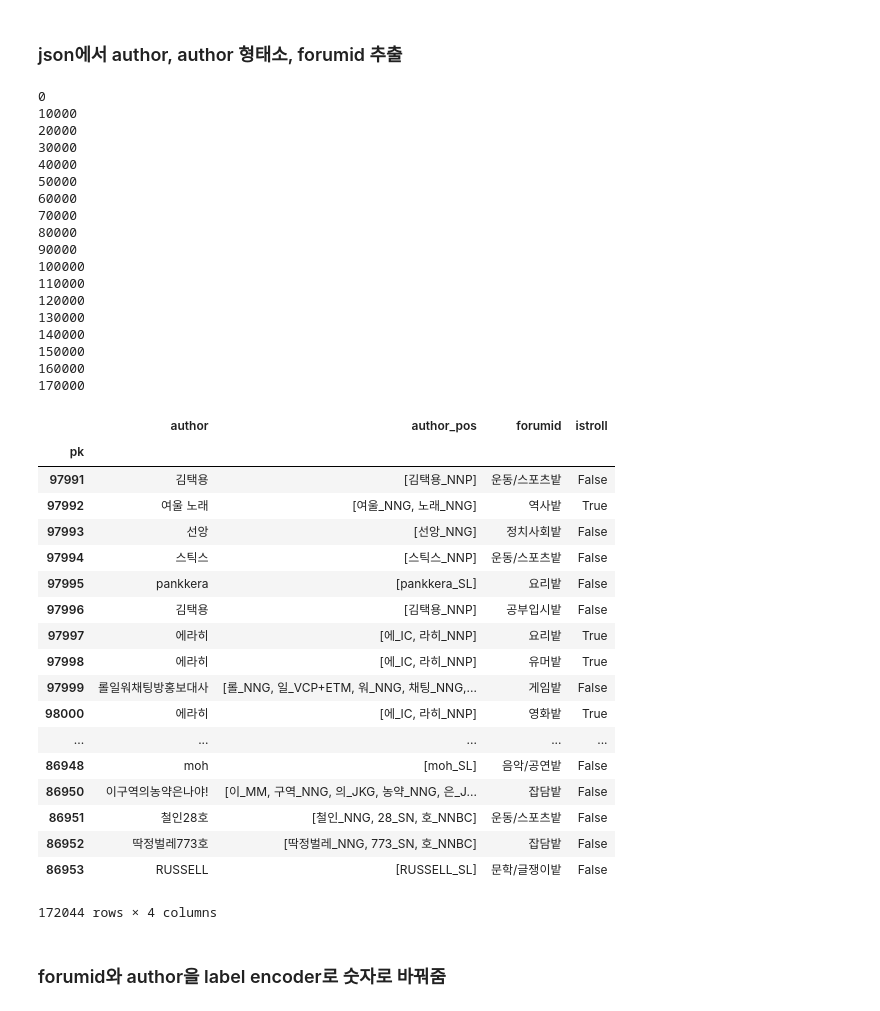
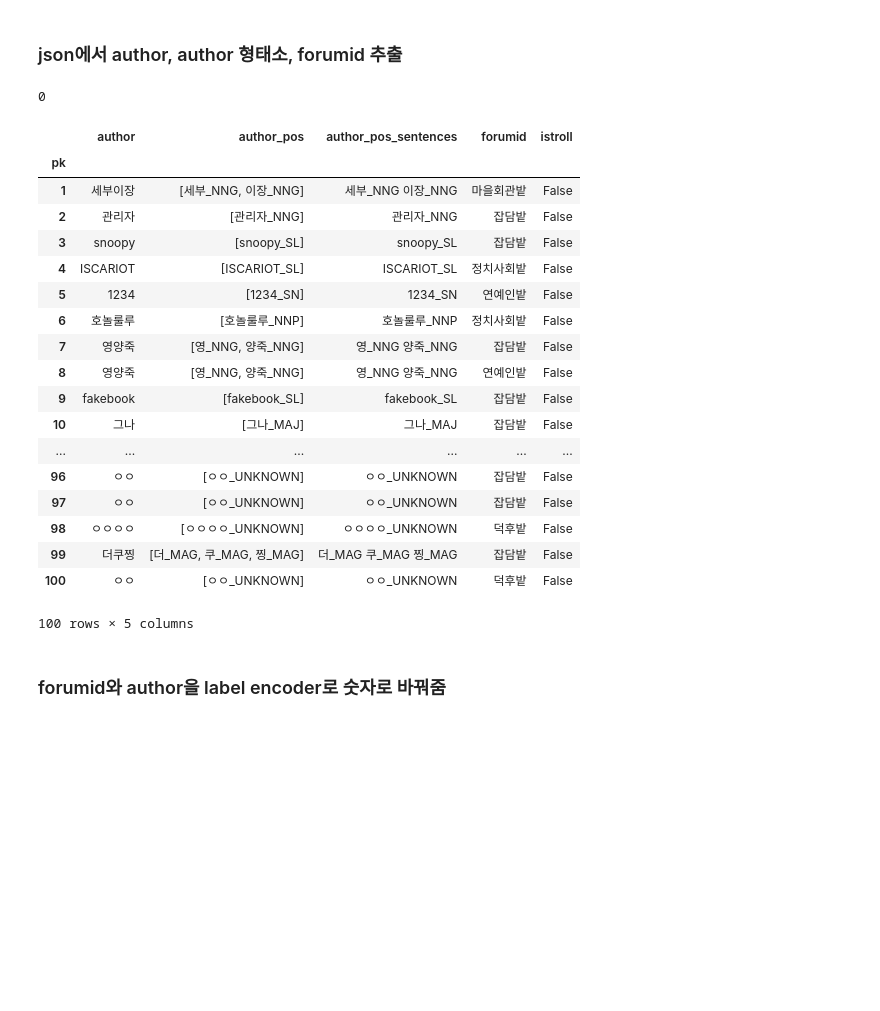
Before and after one commit to MacLunch/MacLunch, a Jupyter notebook: 1.Feature Extraction - Author, Forum.ipynb, the cells around one changed output. Saved outputs shown, nothing was run; the diff lists cells and outputs as text; code cells hidden in the pictures; blank space fills up the shorter version.

Commit message:
author_pos_sentences 컬럼 추가, 루프 한 번 덜 돔

```diff
--- a/1.Feature Extraction - Author, Forum.ipynb
+++ b/1.Feature Extraction - Author, Forum.ipynb
@@ -9,8 +9,8 @@ import glob
 from random import shuffle
 from bs4 import BeautifulSoup as bs
 
-data_path = "data"
-#data_path = "data(test)"
+#data_path = "data"
+data_path = "data(test)"
 
 file_list = glob.glob("%s/*.json" % data_path)
 
@@ -18,8 +18,5 @@ json_train=[]
 
 shuffle(file_list)
 for json_file_name in file_list:
-    print json_file_name
     json_file = json.loads(open(json_file_name).read())
     json_train += json_file["articles"]
-
-print len(json_train)
@@ -48,64 +25,49 @@ data/7.json
 # %%
 from konlpy.tag import Mecab
 
 mecab = Mecab()
 
 labeled_train = []
 
 for cnt, article in enumerate(json_train):
     if cnt % 10000 == 0:
-        print cnt
+        print(cnt)
+    author_pos = ["%s_%s" % (word, pos) for word, pos in mecab.pos(article["author"])]
 
     labeled_train.append({
             "istroll": article["is_troll"],
             "author": article["author"],
-            "author_pos": ["%s_%s" % (word, pos) for word, pos in mecab.pos(article["author"])],
+            "author_pos": author_pos,
+            "author_pos_sentences" : " ".join(author_pos),
             "forumid": article["forumid"],
             "pk": article["pk"]
         })
 
 labeled_train = pd.DataFrame.from_dict(labeled_train)
 labeled_train = labeled_train.set_index('pk')
 
 labeled_train
 # %% [output]
 0
-10000
-20000
-30000
-40000
-50000
-60000
-70000
-80000
-90000
-100000
-110000
-120000
-130000
-140000
-150000
-160000
-170000
-|  | author | author_pos | forumid | istroll |
-| pk |  |  |  |  |
-| 97991 | 김택용 | [김택용_NNP] | 운동/스포츠밭 | False |
-| 97992 | 여울 노래 | [여울_NNG, 노래_NNG] | 역사밭 | True |
-| 97993 | 선앙 | [선앙_NNG] | 정치사회밭 | False |
-| 97994 | 스틱스 | [스틱스_NNP] | 운동/스포츠밭 | False |
-| 97995 | pankkera | [pankkera_SL] | 요리밭 | False |
-| 97996 | 김택용 | [김택용_NNP] | 공부입시밭 | False |
-| 97997 | 에라히 | [에_IC, 라히_NNP] | 요리밭 | True |
-| 97998 | 에라히 | [에_IC, 라히_NNP] | 유머밭 | True |
-| 97999 | 롤일워채팅방홍보대사 | [롤_NNG, 일_VCP+ETM, 워_NNG, 채팅_NNG,... | 게임밭 | False |
-| 98000 | 에라히 | [에_IC, 라히_NNP] | 영화밭 | True |
-| ... | ... | ... | ... | ... |
-| 86948 | moh | [moh_SL] | 음악/공연밭 | False |
-| 86950 | 이구역의농약은나야! | [이_MM, 구역_NNG, 의_JKG, 농약_NNG, 은_J... | 잡담밭 | False |
-| 86951 | 철인28호 | [철인_NNG, 28_SN, 호_NNBC] | 운동/스포츠밭 | False |
-| 86952 | 딱정벌레773호 | [딱정벌레_NNG, 773_SN, 호_NNBC] | 잡담밭 | False |
-| 86953 | RUSSELL | [RUSSELL_SL] | 문학/글쟁이밭 | False |
+|  | author | author_pos | author_pos_sentences | forumid | istroll |
+| pk |  |  |  |  |  |
+| 1 | 세부이장 | [세부_NNG, 이장_NNG] | 세부_NNG 이장_NNG | 마을회관밭 | False |
+| 2 | 관리자 | [관리자_NNG] | 관리자_NNG | 잡담밭 | False |
+| 3 | snoopy | [snoopy_SL] | snoopy_SL | 잡담밭 | False |
+| 4 | ISCARIOT | [ISCARIOT_SL] | ISCARIOT_SL | 정치사회밭 | False |
+| 5 | 1234 | [1234_SN] | 1234_SN | 연예인밭 | False |
+| 6 | 호놀룰루 | [호놀룰루_NNP] | 호놀룰루_NNP | 정치사회밭 | False |
+| 7 | 영양죽 | [영_NNG, 양죽_NNG] | 영_NNG 양죽_NNG | 잡담밭 | False |
+| 8 | 영양죽 | [영_NNG, 양죽_NNG] | 영_NNG 양죽_NNG | 연예인밭 | False |
+| 9 | fakebook | [fakebook_SL] | fakebook_SL | 잡담밭 | False |
+| 10 | 그나 | [그나_MAJ] | 그나_MAJ | 잡담밭 | False |
+| ... | ... | ... | ... | ... | ... |
+| 96 | ㅇㅇ | [ㅇㅇ_UNKNOWN] | ㅇㅇ_UNKNOWN | 잡담밭 | False |
+| 97 | ㅇㅇ | [ㅇㅇ_UNKNOWN] | ㅇㅇ_UNKNOWN | 잡담밭 | False |
+| 98 | ㅇㅇㅇㅇ | [ㅇㅇㅇㅇ_UNKNOWN] | ㅇㅇㅇㅇ_UNKNOWN | 덕후밭 | False |
+| 99 | 더쿠찡 | [더_MAG, 쿠_MAG, 찡_MAG] | 더_MAG 쿠_MAG 찡_MAG | 잡담밭 | False |
+| 100 | ㅇㅇ | [ㅇㅇ_UNKNOWN] | ㅇㅇ_UNKNOWN | 덕후밭 | False |
-172044 rows × 4 columns
+100 rows × 5 columns
 # %% [markdown]
 ### forumid와 author을 label encoder로 숫자로 바꿔줌
 # %%
```
Also changed, not shown: parts of 3 cells of this notebook.
